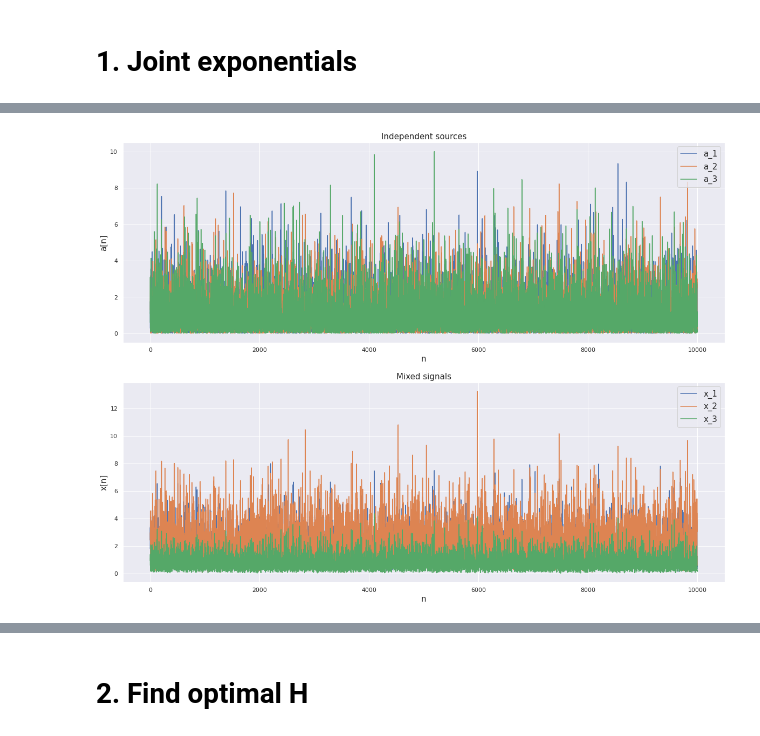
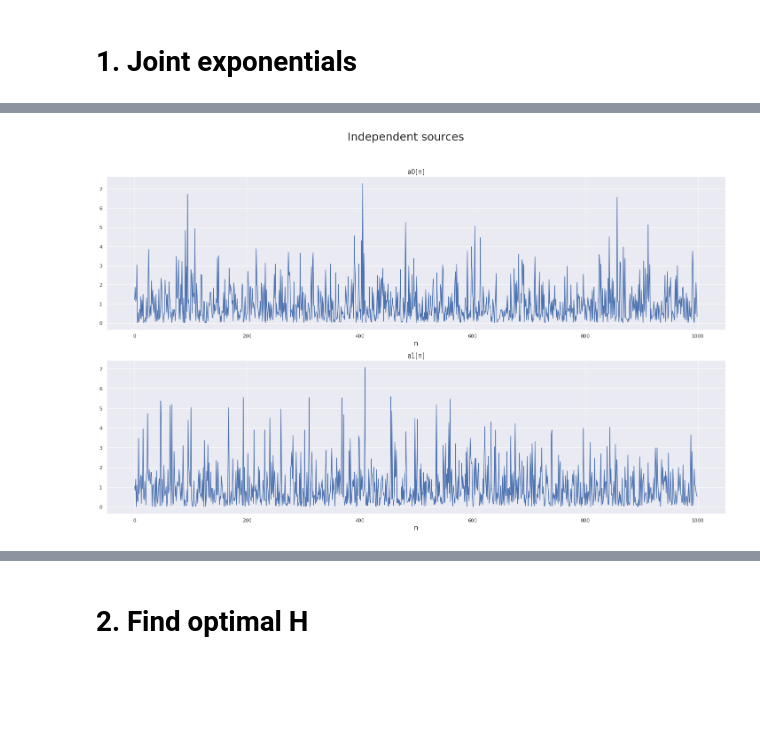
Before and after one commit to leonardotessarolo/pca-ica, a Jupyter notebook: 5-ica_source_separation_ML.ipynb, the cells around one changed output, grey strips where cells are left out. Drawn from its saved outputs; the diff is of its cells as text; code cells hidden in the pictures; blank space fills up the shorter version.

```diff
--- a/5-ica_source_separation_ML.ipynb
+++ b/5-ica_source_separation_ML.ipynb
@@ -15,10 +17,10 @@ sns.set()
 # 1. Joint exponentials
 # %%
 # Signal size
-N=10000
+N=1000
 
 # Number of independent sources
-K=3
+K=2
 
 # Individual exponential rates
 Lamb = np.array([
@@ -36,41 +38,67 @@ for k in range(K):
     )
 
 # Mixing matrix
-H = np.random.uniform(
-    0,
-    1,
-    size=(K,K)
-)
+# H = np.random.uniform(
+#     0,
+#     5,
+#     size=(K,K)
+# )
+H = np.array([
+    [0.5, -0.5],
+    [0.5, 0.5]
+])
+
+print('-'*100)
+print('Mixing matrix H:\n{}'.format(H))
+print('det(H)={}'.format(np.linalg.det(H)))
+print('-'*100)
 
 # Get mixed signals
 x = H@a
 
 # Plot signals
-fig, (ax1, ax2) = plt.subplots(
-    nrows=2, ncols=1,
-    figsize=(20, 15)
+fig, axs = plt.subplots(
+    nrows=K, ncols=1,
+    figsize=(25, 7*K)
 )
-for i in range(1,K+1):
-    ax1.plot(
+fig.suptitle(
+    'Independent sources',
+    fontsize=25
+)
+for k, ax in enumerate(axs[:]):
+    ax.plot(
         range(N),
-        a[i-1,:],
-        label='a_{}'.format(i)
+        a[k,:]
     )
-    ax2.plot(
-        range(N),
-        x[i-1,:],
-        label='x_{}'.format(i)
+    ax.set_xlabel(
+        'n',
+        fontsize=15
+    )
+    ax.set_title(
+        'a{}[n]'.format(k),
+        fontsize=15
     )
 
-ax1.set_xlabel('n', fontsize=15)
-ax2.set_xlabel('n', fontsize=15)
-
-ax1.set_ylabel('a[n]', fontsize=15)
-ax2.set_ylabel('x[n]', fontsize=15)
-
-ax1.set_title('Independent sources', fontsize=15)
-ax2.set_title('Mixed signals', fontsize=15)
-
-ax1.legend(loc='upper right', fontsize=15)
-ax2.legend(loc='upper right', fontsize=15)
+# Plot signals
+fig, axs = plt.subplots(
+    nrows=K, ncols=1,
+    figsize=(25, 7*K)
+)
+fig.suptitle(
+    'Mixed signals',
+    fontsize=25
+)
+for k, ax in enumerate(axs[:]):
+    ax.plot(
+        range(N),
+        x[k,:]
+    )
+    ax.set_xlabel(
+        'n',
+        fontsize=15
+    )
+    ax.set_title(
+        'x{}[n]'.format(k),
+        fontsize=15
+    )
 # %% [output]
@@ -78 +111 @@ ax2.legend(loc='upper right', fontsize=15)
-[figure, old version]
+[figure, new version]
```
Also changed, not shown: parts of 18 cells of this notebook.
